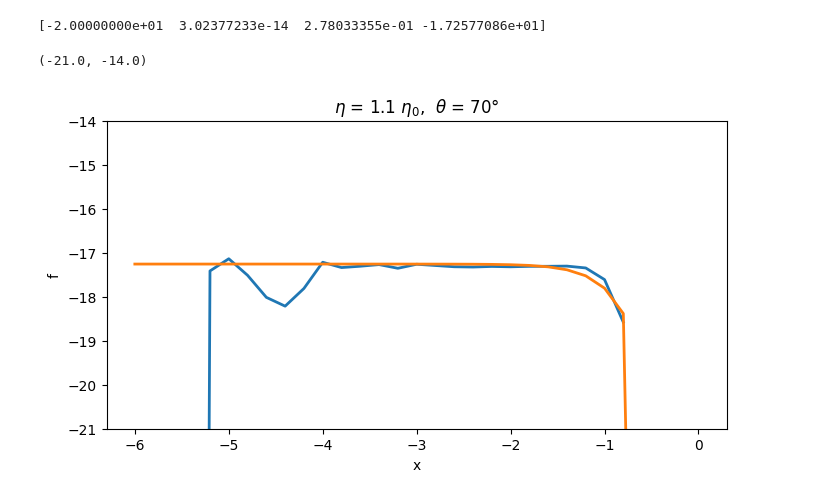
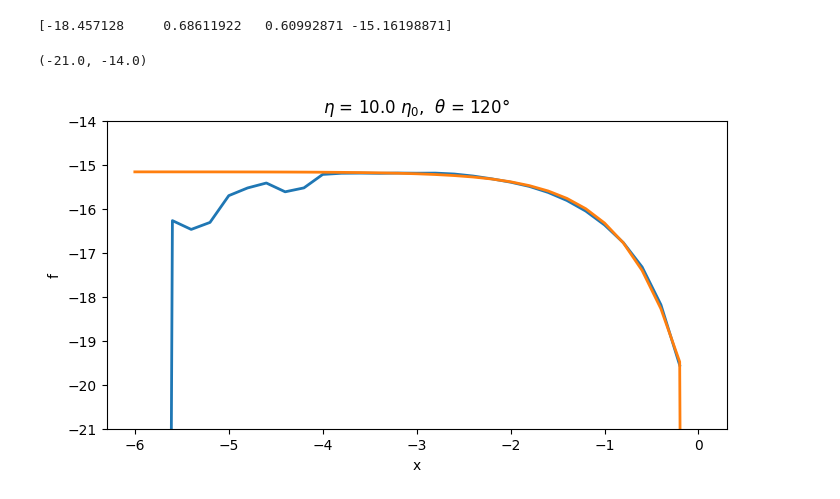
Before and after one commit to pwit07/sophia_next, a Jupyter notebook: src/Fitting.ipynb, the cells around one changed output. Cells and saved outputs as stored; diff of their text form; code cells hidden in the pictures.

```diff
--- a/src/Fitting.ipynb
+++ b/src/Fitting.ipynb
@@ -15,8 +15,8 @@ particle = "photon"
 
 fig, ax = plt.subplots(1,1,figsize = (8, 4))
 
-eta = 1.1
-theta = 70
+eta = 10.0
+theta = 120
 
 ax.set_title(rf"$\eta$ = {eta} $\eta_{0}$,  $\theta$ = {theta}$\degree$")
 
@@ -28,32 +28,32 @@ x_i, spectrum = np.genfromtxt(
     interp_file, dtype="float", comments="#", usecols=(0, 1), unpack="True"
 )
 x_i = np.log10(np.where(x_i>0,x_i,1e-100))
 spectrum = np.log10(np.where(spectrum>0,spectrum,1e-100))
 
 ax.plot(x_i,spectrum,lw=2,label=r"SOPHIA")
 
 mask = (x_i >= -3) & (x_i <= 0)
 
 x_fit = x_i[mask]
 y_fit = spectrum[mask]
 
 # popt, pcov = curve_fit(F, x_fit, y_fit)
 popt, pcov = curve_fit(F, x_fit, y_fit, bounds=([-20,0.,0.,-19.],
                                                 [-12,5.6,4.5,-12.]))
 print(popt)
 
 F_i = np.append(F(x_i, *popt),-100.)
 x_i = np.append(x_i,0.)
 
 ax.plot(x_i, F_i,lw=2,label=r"Fit")
 
 ax.set_xlabel("x")
 ax.set_ylabel("f")
 
 # ax.set_xlim(1e-4,1)
 # ax.set_ylim(1e-21,1e-14)
 ax.set_ylim(-21,-14)
 # %% [output]
-[-2.00000000e+01  3.02377233e-14  2.78033355e-01 -1.72577086e+01]
+[-18.457128     0.68611922   0.60992871 -15.16198871]
 (-21.0, -14.0)
-[figure, old version]
+[figure, new version]
```
Also changed, not shown: parts of 5 cells of this notebook, 1 other file.
